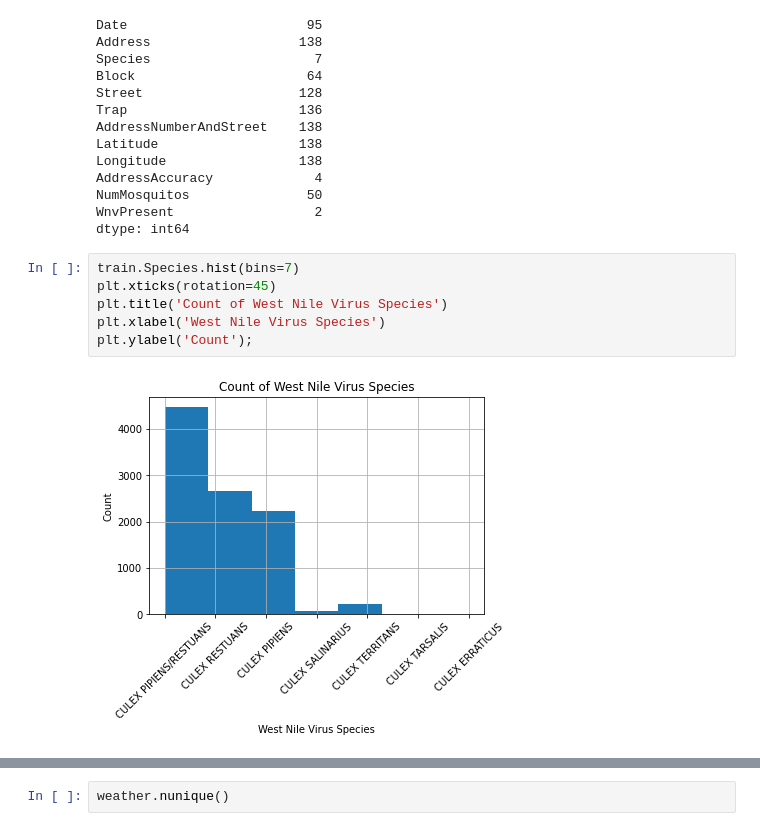
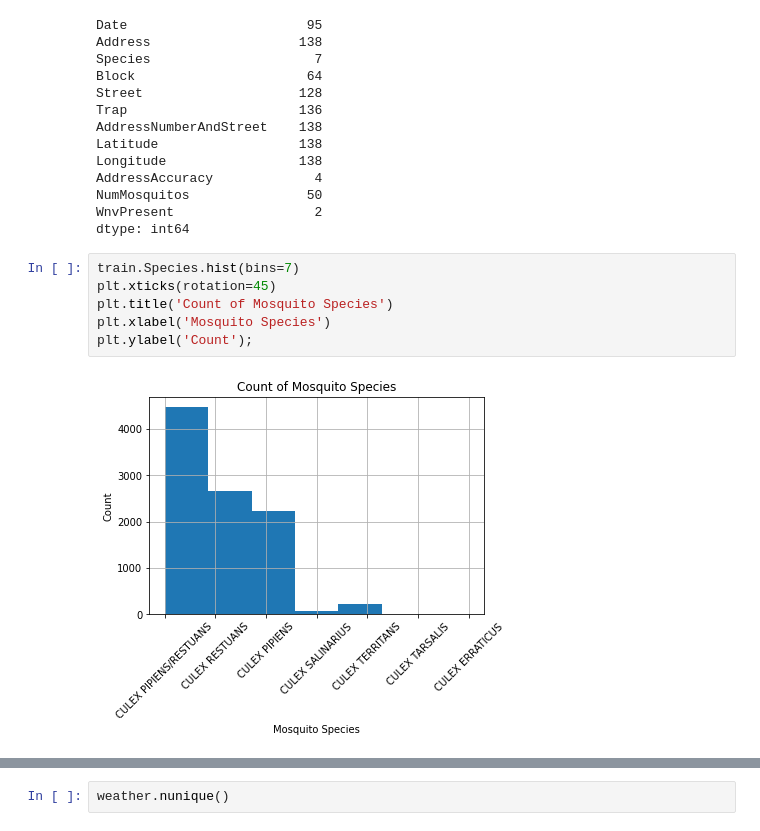
Before and after one commit to MayraC84/Capstone_Two, a Jupyter notebook: West_Nile_Virus.ipynb, the cells around one changed output, grey strips where cells are left out. Saved outputs shown, nothing was run; the diff lists cells and outputs as text.

```diff
--- a/West_Nile_Virus.ipynb
+++ b/West_Nile_Virus.ipynb
@@ -559,8 +577,8 @@ dtype: int64
 # %%
 train.Species.hist(bins=7)
 plt.xticks(rotation=45)
-plt.title('Count of West Nile Virus Species')
-plt.xlabel('West Nile Virus Species')
+plt.title('Count of Mosquito Species')
+plt.xlabel('Mosquito Species')
 plt.ylabel('Count');
 # %% [output]
-[figure, old version]
+[figure, new version]
```
Also changed, not shown: parts of 71 cells of this notebook.
